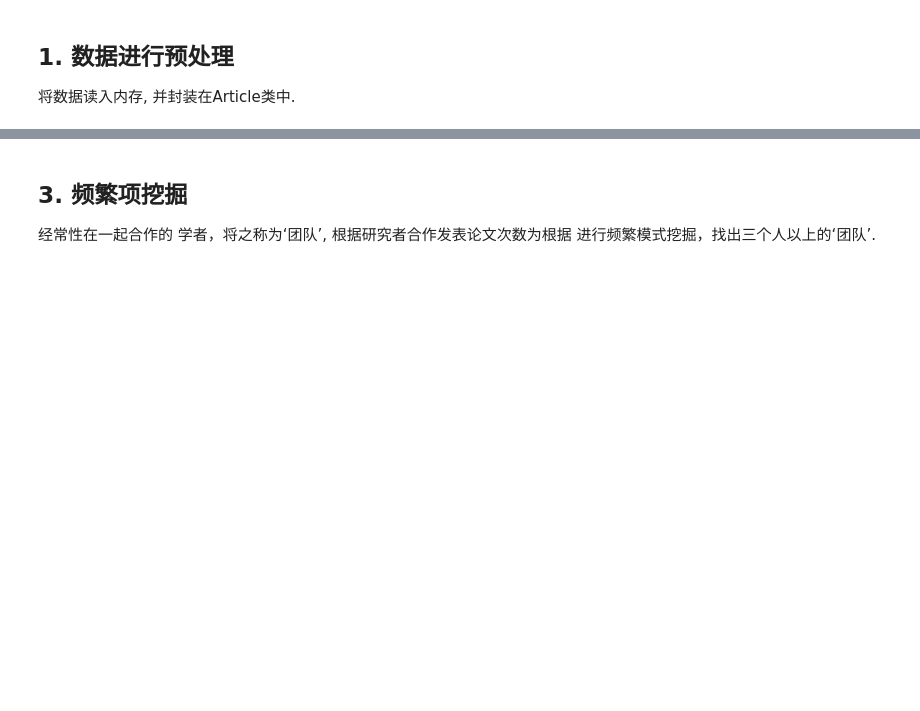
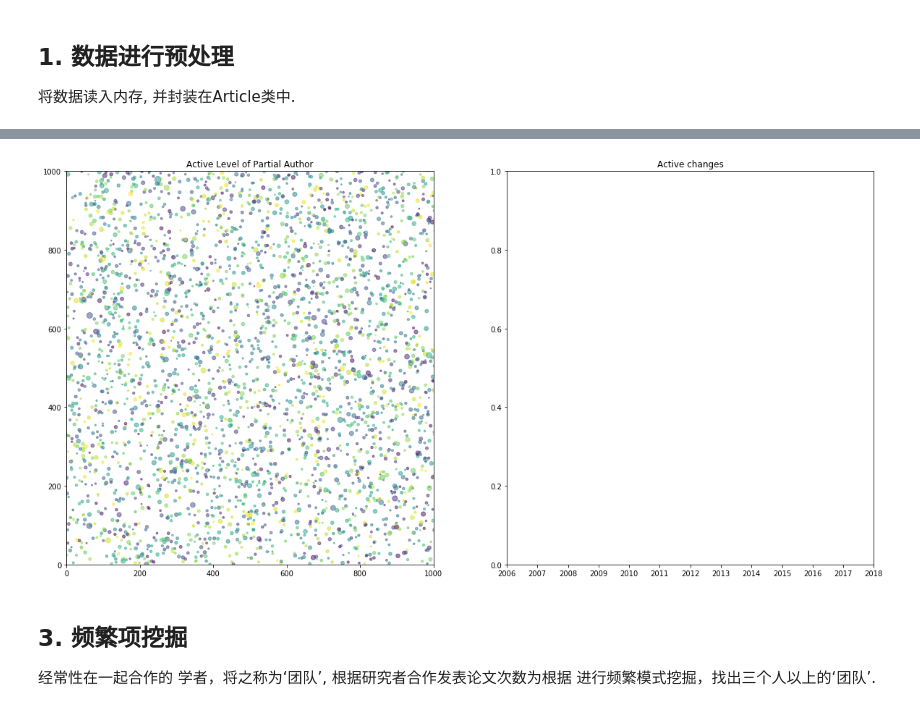
Before and after one commit to wdfnst/jupyter, a Jupyter notebook: fim.ipynb, the cells around one changed output, grey strips where cells are left out. Saved outputs shown, nothing was run; the diff lists cells and outputs as text; code cells hidden in the pictures; blank space fills up the shorter version.

Commit message:
ative authors

```diff
--- a/fim.ipynb
+++ b/fim.ipynb
@@ -14,6 +14,8 @@ class Article:
                 self.authors.append(value)
             elif key == 'title':
                 self.title = value
+            elif key == 'year':
+                self.year = value
             elif key == 'Conference':
                 self.conference = value
 
@@ -35,4 +37,17 @@ def parse_article(filename):
         articles.append(art)
     return articles
 
+def printTable(myDict, colList=None):
+   """ Pretty print a list of dictionaries (myDict) as a dynamically sized table.
+   If column names (colList) aren't specified, they will show in random order.
+   Author: Thierry Husson - Use it as you want but don't blame me.
+   """
+   if not colList: colList = list(myDict[0].keys() if myDict else [])
+   myList = [colList] # 1st row = header
+   for item in myDict: myList.append([str(item[col] or '') for col in colList])
+   colSize = [max(map(len,col)) for col in zip(*myList)]
+   formatStr = ' | '.join(["{{:<{}}}".format(i) for i in colSize])
+   myList.insert(1, ['-' * i for i in colSize]) # Seperating line
+   for item in myList: print(formatStr.format(*item))
+
 articles = parse_article('data/FilteredDBLP.txt')
@@ -41,0 +61,55 @@ articles = parse_article('data/FilteredDBLP.txt')
+# %%
+import numpy as np
+import matplotlib.pyplot as plt
+
+# Fixing random state for reproducibility
+np.random.seed(19680801)
+
+# Statistics the number of author occurences and years
+author_years = dict()
+for article in articles:
+    for author in article.authors:
+        if author in author_years:
+            author_years[author].append(article.year)
+        else:
+            author_years[author] = [article.year]
+
+print("{:<8} {:<35} {:<10}".format('Sn.','Author Name','Years'))
+print("{:<8} {:<35} {:<10}".format('-----','-------------','---------'))
+for idx, kv in enumerate(author_years.items()):
+    key, value = kv
+    print("{:<8} {:<35} {:<10}".format(idx, key, str(value)))
+    if idx > 100:
+        break
+
+# print(author_years)
+#for row in zip(*([key] + (value) for key, value in sorted(author_years.items()))):
+#    print(*row)
+
+# 1. plot the ative level
+N = len(articles)
+x = np.random.rand(N) * 3000
+y = np.random.rand(N) * 3000
+colors = np.random.rand(N)
+area = np.pi * (15 * np.array([len(years)/100.0 for years in author_years.keys()]))**2  # 0 to 15 point radii
+
+fig1 = plt.figure(figsize=(20,10))
+ax1 = fig1.add_subplot(121)
+# ax1.xlim(0, 500)
+ax1.set_xlim([0, 1000])
+ax1.set_ylim([0, 1000])
+ax1.scatter(x, y, s=area, c=colors, alpha=0.5)
+ax1.set_title('Active Level of Partial Author')
+ax1.legend(numpoints=1, loc='upper left')
+
+
+# 2. plot the ative changes
+ax2 = fig1.add_subplot(122)
+ax2.set_title('Active changes')
+ax2.set_xlim([2006, 2018])
+ax2.set_xticks([2006, 2007, 2008, 2009, 2010, 2011, 2012, 2013, 2014, 2015, 2016, 2017, 2018])
+
+
+
+plt.show()
+# %% [output]
@@ -42,3 +133,4 @@ articles = parse_article('data/FilteredDBLP.txt')
+[figure, added]
 # %% [markdown]
 ## 3. 频繁项挖掘
 经常性在一起合作的 学者，将之称为‘团队’, 根据研究者合作发表论文次数为根据 进行频繁模式挖掘，找出三个人以上的‘团队’.
```
Also changed, not shown: parts of 3 cells of this notebook.
